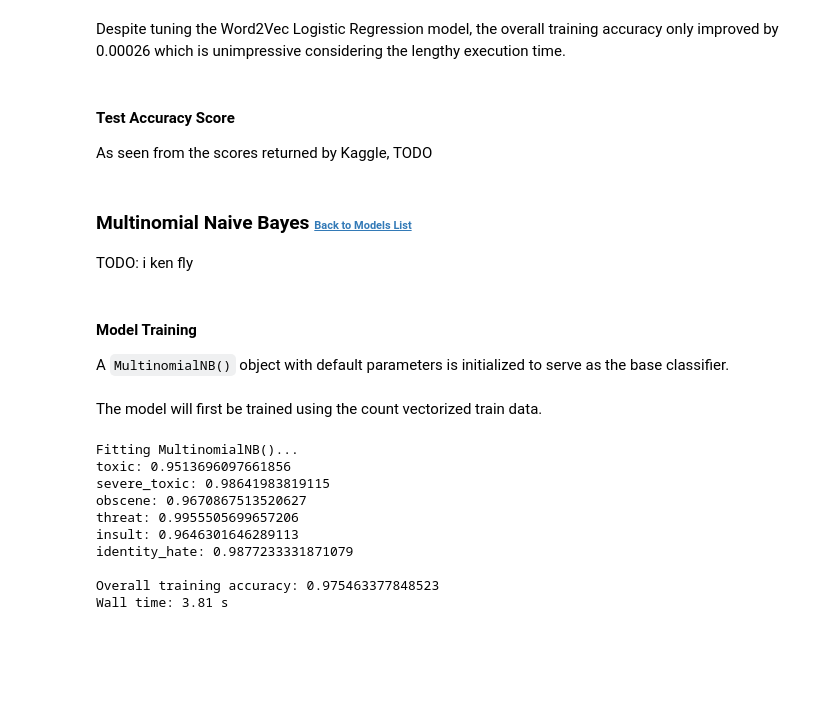
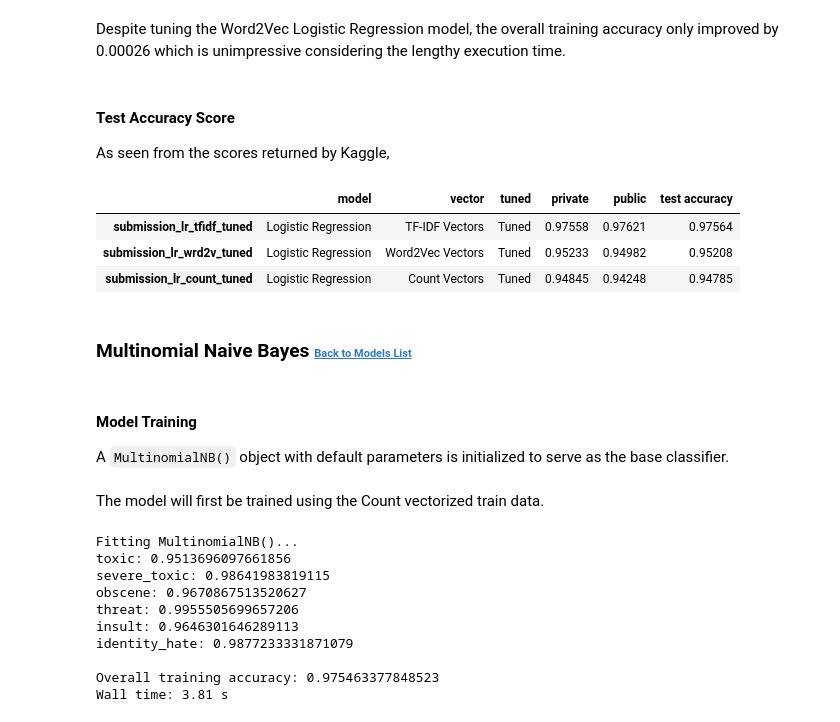
Before and after one commit to francheska-vicente/stintsy-project, a Jupyter notebook: ToxicComment_S13_Group8_Supplementary.ipynb, the cells around one changed output. Drawn from its saved outputs; the diff is of its cells as text; code cells hidden in the pictures; blank space fills up the shorter version.

```diff
--- a/ToxicComment_S13_Group8_Supplementary.ipynb
+++ b/ToxicComment_S13_Group8_Supplementary.ipynb
@@ -646,26 +699,30 @@ to_submission_csv(predictions_lr_wrd2v_tuned, 'submission_lr_wrd2v_tuned')
 Despite tuning the Word2Vec Logistic Regression model, the overall training accuracy only improved by 0.00026 which is unimpressive considering the lengthy execution time.
 # %% [markdown]
 #### Test Accuracy Score
-As seen from the scores returned by Kaggle, TODO
+As seen from the scores returned by Kaggle,
 # %%
 results = {
-    "submission_lr_count_tuned": ['Logistic Regression', 'Count Vectors', 'Tuned', 0.94845, 0.94248],
-    "submission_lr_tfidf_tuned": ['Logistic Regression', 'TF-IDF Vectors', 'Tuned', 0.97558, 0.97621],
-    "submission_lr_wrd2v_tuned": ['Logistic Regression', 'Word2Vec Vectors', 'Tuned', 0.95233, 0.94982]
+    "submission_lr_count_tuned": ['Logistic Regression', 'Count Vectors', 'Tuned', 0, 0],
+    "submission_lr_tfidf_tuned": ['Logistic Regression', 'TF-IDF Vectors', 'Tuned', 0, 0],
+    "submission_lr_wrd2v_tuned": ['Logistic Regression', 'Word2Vec Vectors', 'Tuned', 0, 0]
 }
 
 all_results = update_results(all_results, results)
-all_results.T.sort_values('test accuracy', ascending=False)
+pd.DataFrame(results, index=index).T.sort_values('test accuracy', ascending=False)
+# %% [output]
+|  | model | vector | tuned | private | public | test accuracy |
+| submission_lr_tfidf_tuned | Logistic Regression | TF-IDF Vectors | Tuned | 0.97558 | 0.97621 | 0.97564 |
+| submission_lr_wrd2v_tuned | Logistic Regression | Word2Vec Vectors | Tuned | 0.95233 | 0.94982 | 0.95208 |
+| submission_lr_count_tuned | Logistic Regression | Count Vectors | Tuned | 0.94845 | 0.94248 | 0.94785 |
 # %% [markdown]
 ### Multinomial Naive Bayes <a class="anchor" id="mn"></a><a style="float:right; font-size:11px" href="#toc">Back to Models List</a>
-TODO: i ken fly
 # %% [markdown]
 #### Model Training
 A `MultinomialNB()` object with default parameters is initialized to serve as the base classifier.
 # %%
 mn = MultinomialNB()
 # %% [markdown]
-The model will first be trained using the count vectorized train data.
+The model will first be trained using the Count vectorized train data.
 # %%
 %%time
 mn_models_count, predictions_mn_count = train_models(mn, count_train, count_test)
```
Also changed, not shown: parts of 79 cells of this notebook.
